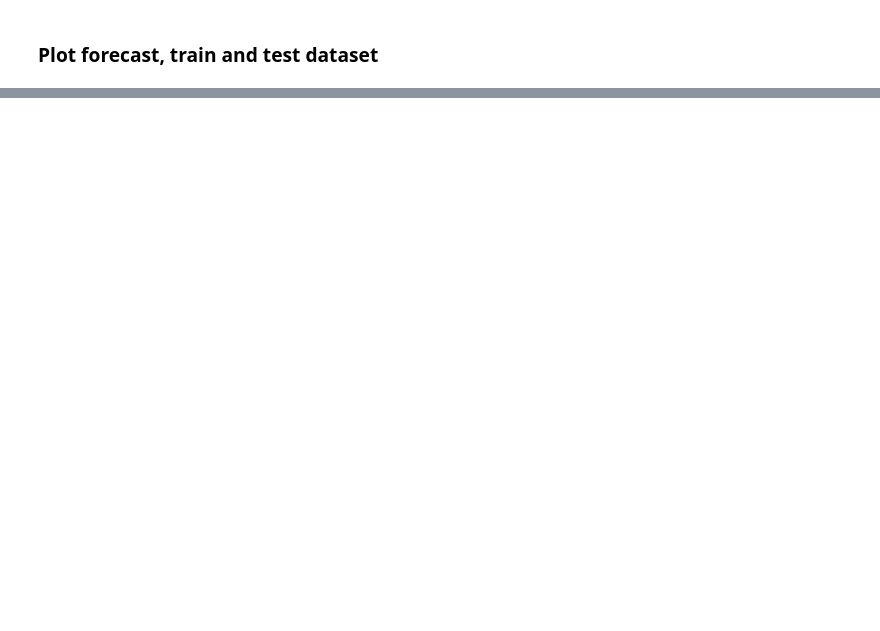
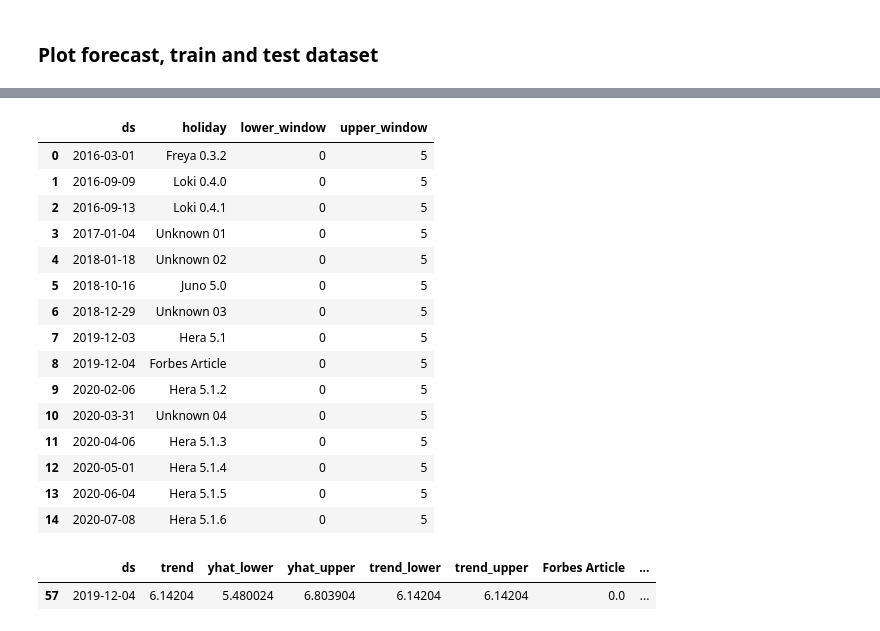
Before and after one commit to NancyKecso/Springboard, a Jupyter notebook: Capstone 3 elementary OS revenue projection/Capstone 3 - Step 4 Preprocessing and Step 5 Modeling.ipynb, the cells around one changed output, grey strips where cells are left out. Saved outputs shown, nothing was run; the diff lists cells and outputs as text; code cells hidden in the pictures; blank space fills up the shorter version.

```diff
--- a/Capstone 3 elementary OS revenue projection/Capstone 3 - Step 4 Preprocessing and Step 5 Modeling.ipynb
+++ b/Capstone 3 elementary OS revenue projection/Capstone 3 - Step 4 Preprocessing and Step 5 Modeling.ipynb
@@ -180,0 +226,24 @@ ax.set_ylabel('Revenue');
+# %%
+holidays
+# %% [output]
+|  | ds | holiday | lower_window | upper_window |
+| 0 | 2016-03-01 | Freya 0.3.2 | 0 | 5 |
+| 1 | 2016-09-09 | Loki 0.4.0 | 0 | 5 |
+| 2 | 2016-09-13 | Loki 0.4.1 | 0 | 5 |
+| 3 | 2017-01-04 | Unknown 01 | 0 | 5 |
+| 4 | 2018-01-18 | Unknown 02 | 0 | 5 |
+| 5 | 2018-10-16 | Juno 5.0 | 0 | 5 |
+| 6 | 2018-12-29 | Unknown 03 | 0 | 5 |
+| 7 | 2019-12-03 | Hera 5.1 | 0 | 5 |
+| 8 | 2019-12-04 | Forbes Article | 0 | 5 |
+| 9 | 2020-02-06 | Hera 5.1.2 | 0 | 5 |
+| 10 | 2020-03-31 | Unknown 04 | 0 | 5 |
+| 11 | 2020-04-06 | Hera 5.1.3 | 0 | 5 |
+| 12 | 2020-05-01 | Hera 5.1.4 | 0 | 5 |
+| 13 | 2020-06-04 | Hera 5.1.5 | 0 | 5 |
+| 14 | 2020-07-08 | Hera 5.1.6 | 0 | 5 |
+# %%
+forecast.loc[forecast.ds=='2019-12-04']
+# %% [output]
+|  | ds | trend | yhat_lower | yhat_upper | trend_lower | trend_upper | Forbes Article | ... |
+| 57 | 2019-12-04 | 6.14204 | 5.480024 | 6.803904 | 6.14204 | 6.14204 | 0.0 | ... |
```
Also changed, not shown: parts of 15 cells of this notebook, 7 other files.
